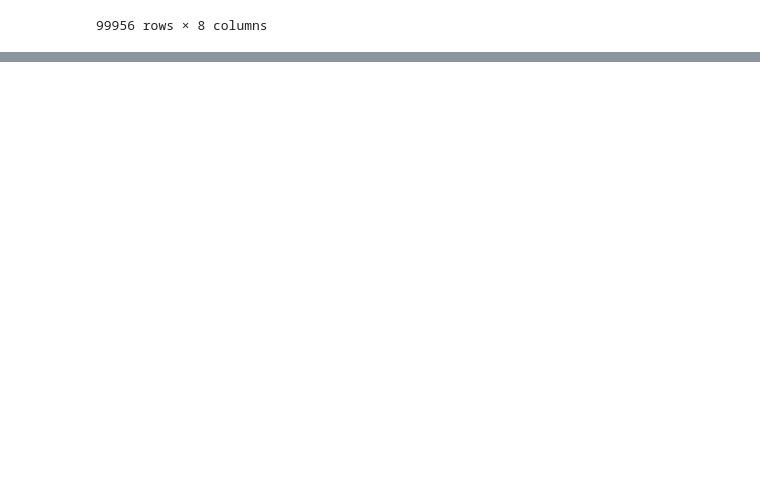
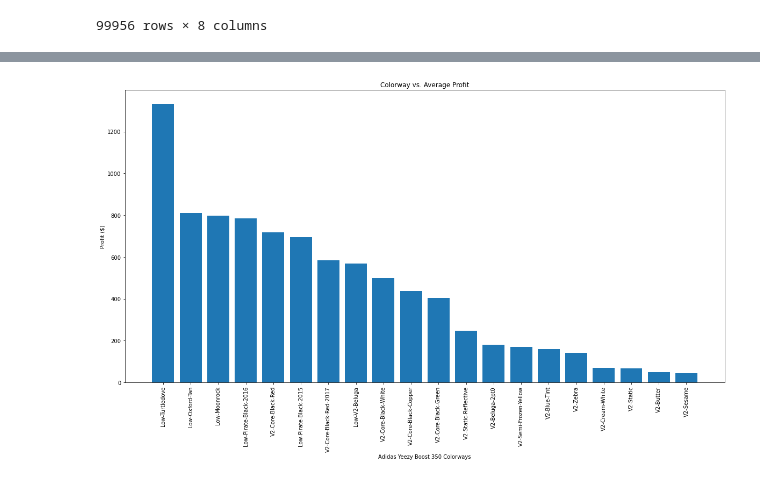
Before and after one commit to tjefferson15/Project-1-Hawks-, a Jupyter notebook: StockX.ipynb, the cells around one changed output, grey strips where cells are left out. Drawn from its saved outputs; the diff is of its cells as text; code cells hidden in the pictures; blank space fills up the shorter version.

```diff
--- a/StockX.ipynb
+++ b/StockX.ipynb
@@ -58,0 +87,5 @@ See the caveats in the documentation: https://pandas.pydata.org/pandas-docs/stab
+# %%
+colorway = yeezy_stockx.groupby(["Colorway"])
+
+colorway_avg = colorway.mean().sort_values("Profit", ascending=False)
+colorway_avg
@@ -58,0 +111,16 @@ See the caveats in the documentation: https://pandas.pydata.org/pandas-docs/stab
+# %%
+# bar graph to show colorway vs. avg proft
+colorway_avg_noindex = colorway_avg.reset_index()
+
+x_axis = colorway_avg_noindex["Colorway"]
+y_axis = colorway_avg_noindex["Profit"]
+
+plt.figure(figsize=(20,10))
+plt.bar(x_axis, y_axis)
+plt.title("Colorway vs. Average Profit")
+plt.xlabel("Adidas Yeezy Boost 350 Colorways")
+plt.xticks(rotation=90)
+plt.ylabel("Profit ($)")
+plt.show()
+# %% [output]
+[figure, added]
```
Also changed, not shown: parts of 6 cells of this notebook.
